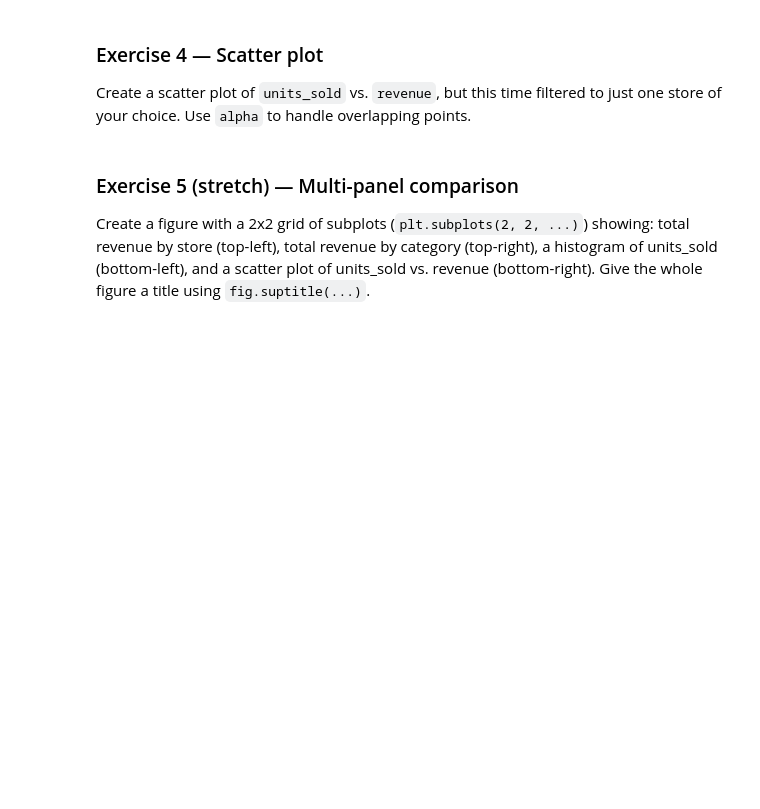
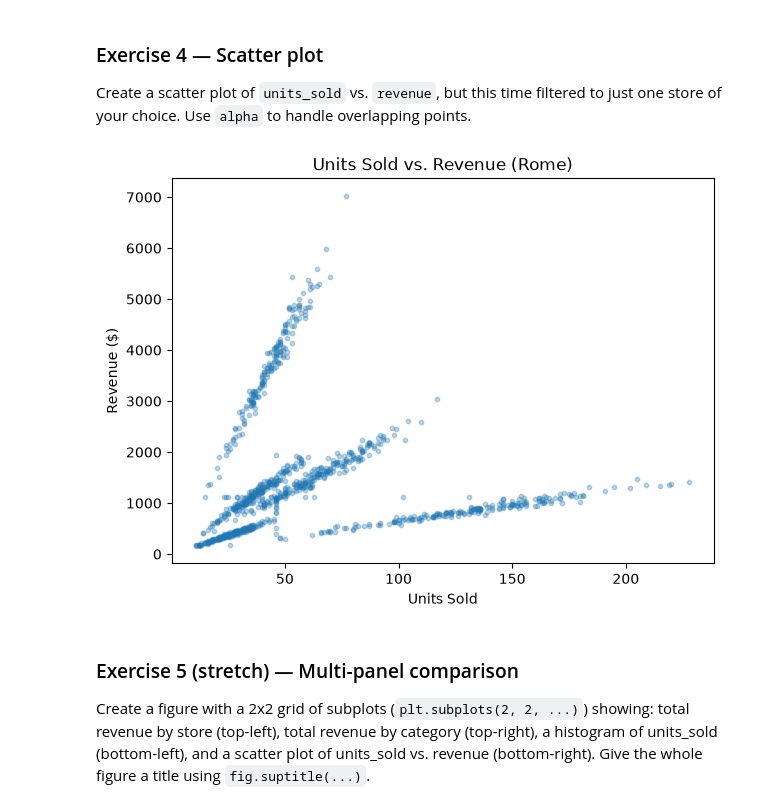
Before and after one commit to NicolasVA90/DSA_504_excercise, a Jupyter notebook: DSA504_Class8_Visualization_I_matplotlib.ipynb, the cells around one changed output. Cells and saved outputs as stored; diff of their text form; code cells hidden in the pictures; blank space fills up the shorter version.

```diff
--- a/DSA504_Class8_Visualization_I_matplotlib.ipynb
+++ b/DSA504_Class8_Visualization_I_matplotlib.ipynb
@@ -202,7 +261,19 @@ Create a histogram of the `revenue` column with 40 bins. Based on the shape, des
 ### Exercise 4 — Scatter plot
 Create a scatter plot of `units_sold` vs. `revenue`, but this time filtered to just one store of your choice. Use `alpha` to handle overlapping points.
 # %%
-# Exercise 4 — your code here
+# Exercise 4 — Scatter plot
+# Picking the first unique store from the dataset
+chosen_store = sales["store"].iloc[0]
+store_data = sales[sales["store"] == chosen_store]
+
+fig, ax = plt.subplots(figsize=(7, 5))
+ax.scatter(store_data["units_sold"], store_data["revenue"], alpha=0.3, s=10)
+ax.set_title(f"Units Sold vs. Revenue ({chosen_store})")
+ax.set_xlabel("Units Sold")
+ax.set_ylabel("Revenue ($)")
+plt.show()
+# %% [output]
+[figure, added]
 # %% [markdown]
 ### Exercise 5 (stretch) — Multi-panel comparison
 Create a figure with a 2x2 grid of subplots (`plt.subplots(2, 2, ...)`) showing: total revenue by store (top-left), total revenue by category (top-right), a histogram of units_sold (bottom-left), and a scatter plot of units_sold vs. revenue (bottom-right). Give the whole figure a title using `fig.suptitle(...)`.
```
Also changed, not shown: parts of 15 cells of this notebook, 1 other file.
